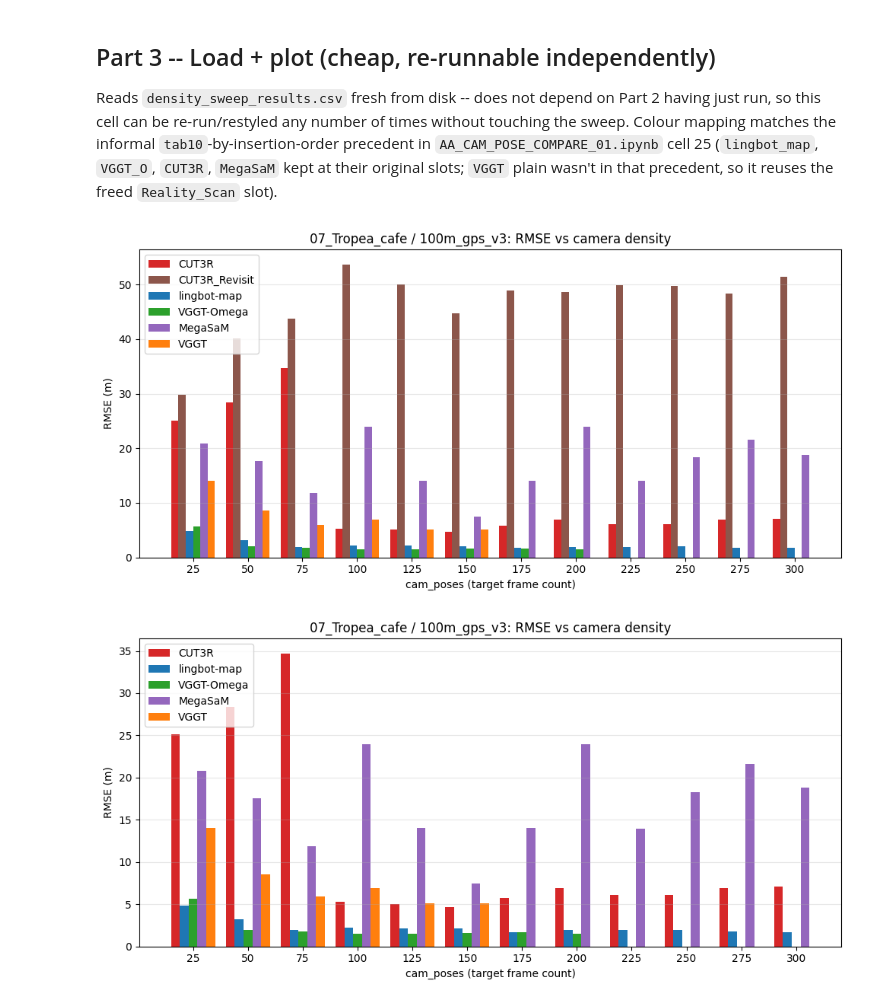
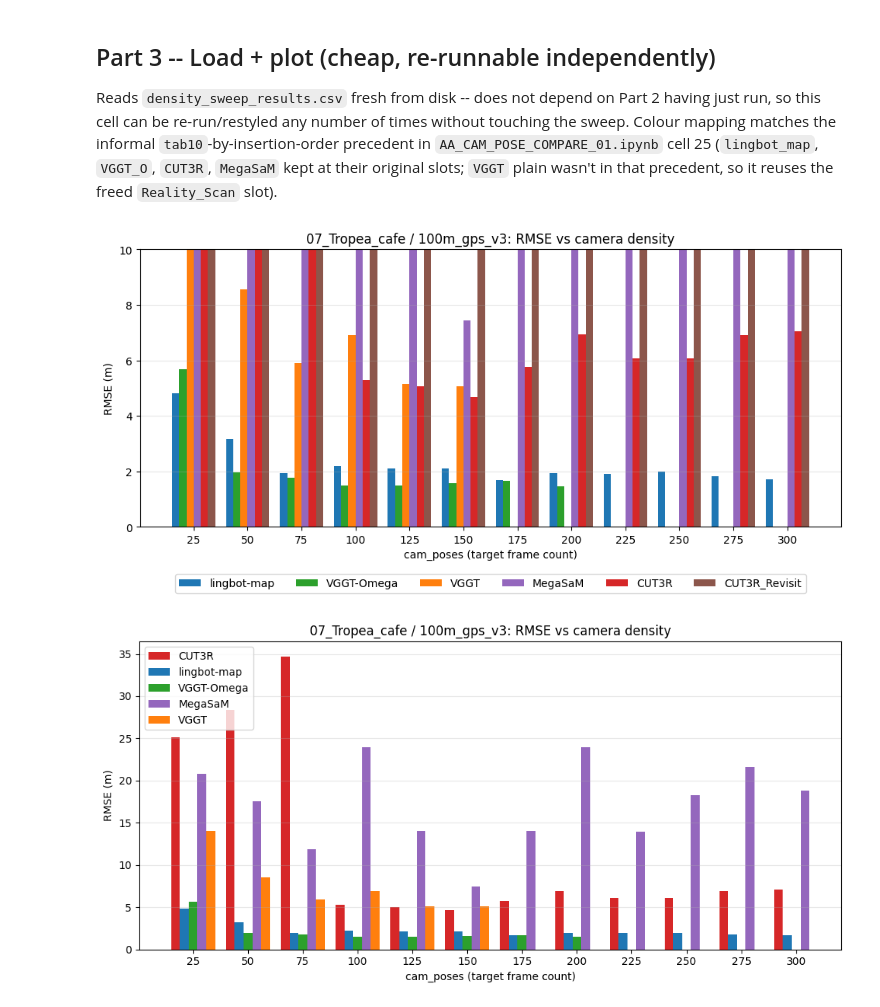
Before and after one commit to SenorBarker/Project, a Jupyter notebook: src/Experiments/AA_Cam_pose_sweeps_TROP_100m_Inf.ipynb, the cells around one changed output. Saved outputs shown, nothing was run; the diff lists cells and outputs as text; code cells hidden in the pictures.

```diff
--- a/src/Experiments/AA_Cam_pose_sweeps_TROP_100m_Inf.ipynb
+++ b/src/Experiments/AA_Cam_pose_sweeps_TROP_100m_Inf.ipynb
@@ -139,40 +139,42 @@ from A_Config import set_case, case_dir
 
 results_path = case_dir() / "080_Experiments" / f"{experiment}" /f"{experiment}_results.csv"
 
-TECHNIQUE_ORDER = ["CUT3R","CUT3R_Revisit", "lingbot-map", "VGGT-Omega", "MegaSaM", "VGGT"]
+TECHNIQUE_ORDER = ["lingbot-map","VGGT-Omega",  "VGGT" ,  "MegaSaM" , "CUT3R","CUT3R_Revisit"]
 tab10 = plt.cm.tab10.colors
 COLOR_MAP = {
     "lingbot-map": tab10[0],
     "VGGT":        tab10[1],  # no precedent for plain VGGT -- reuses the freed Reality_Scan slot
     "VGGT-Omega":  tab10[2],
     "CUT3R":       tab10[3],
     "MegaSaM":     tab10[4],
     "CUT3R_Revisit": tab10[5],  # no precedent either -- n
 }
 
 df = pd.read_csv(results_path)
 techniques = [t for t in TECHNIQUE_ORDER if t in df["technique"].unique()]
 cam_poses_vals = sorted(df["cam_poses"].unique())
 
 x = np.arange(len(cam_poses_vals))
 width = 0.8 / max(len(techniques), 1)
 
 fig, ax = plt.subplots(figsize=(10, 5))
 for i, technique in enumerate(techniques):
     sub = df[df["technique"] == technique].set_index("cam_poses")["rmse"]
     heights = [sub.get(cp, np.nan) for cp in cam_poses_vals]
     ax.bar(x + i * width - 0.4 + width / 2, heights, width, label=technique, color=COLOR_MAP.get(technique))
 
 ax.set_xticks(x)
 ax.set_xticklabels(cam_poses_vals)
 ax.set_xlabel("cam_poses (target frame count)")
 ax.set_ylabel("RMSE (m)")
+ax.set_ylim(0, 10)
 ax.set_title(f"{case_name} / {experiment}: RMSE vs camera density")
-ax.legend()
+ax.legend(loc="upper center", bbox_to_anchor=(0.5, -0.15), ncol=len(techniques))
 ax.grid(axis="y", alpha=0.3)
 fig.tight_layout()
+fig.savefig(out_dir / f"{experiment}_RMSE.svg", format="svg", bbox_inches="tight")
 # %% [output]
-[figure, old version]
+[figure, new version]
 # %%
 import sys
 from pathlib import Path
```
Also changed, not shown: 38 other files.
